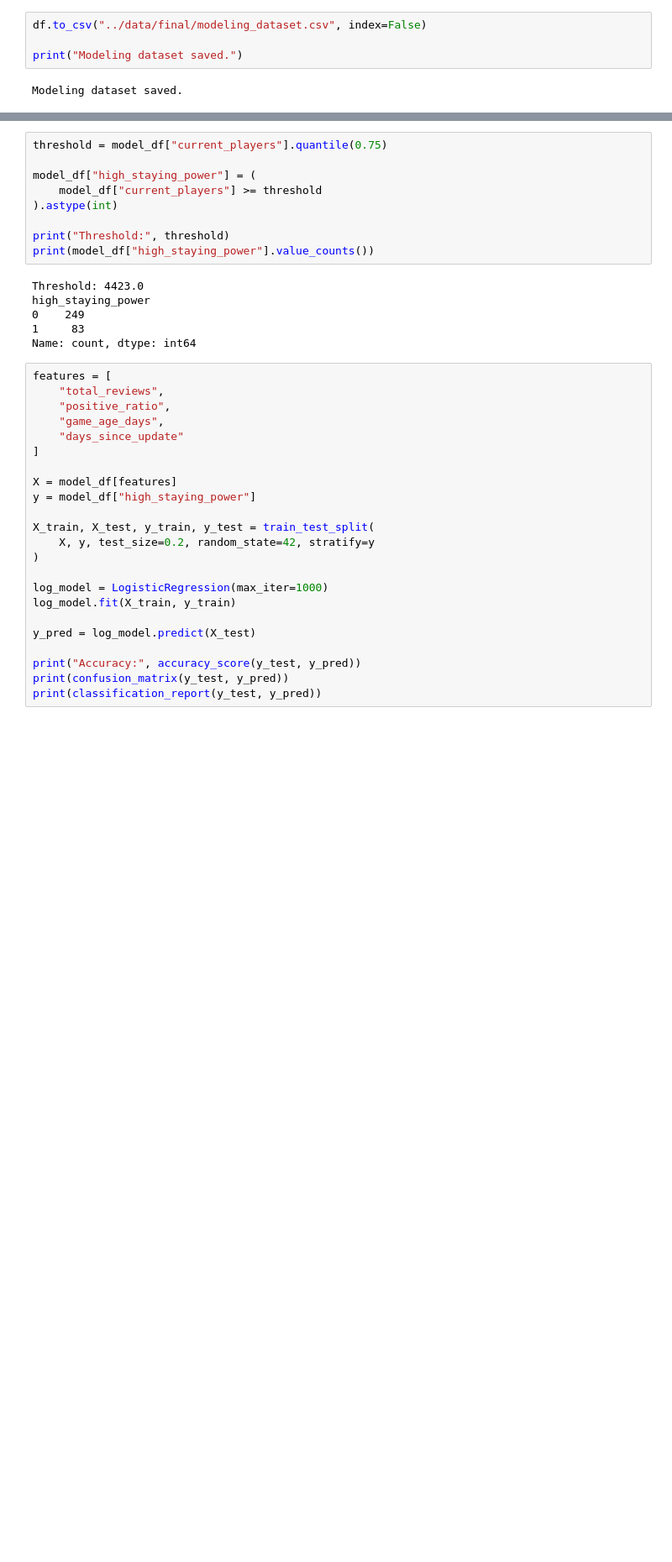
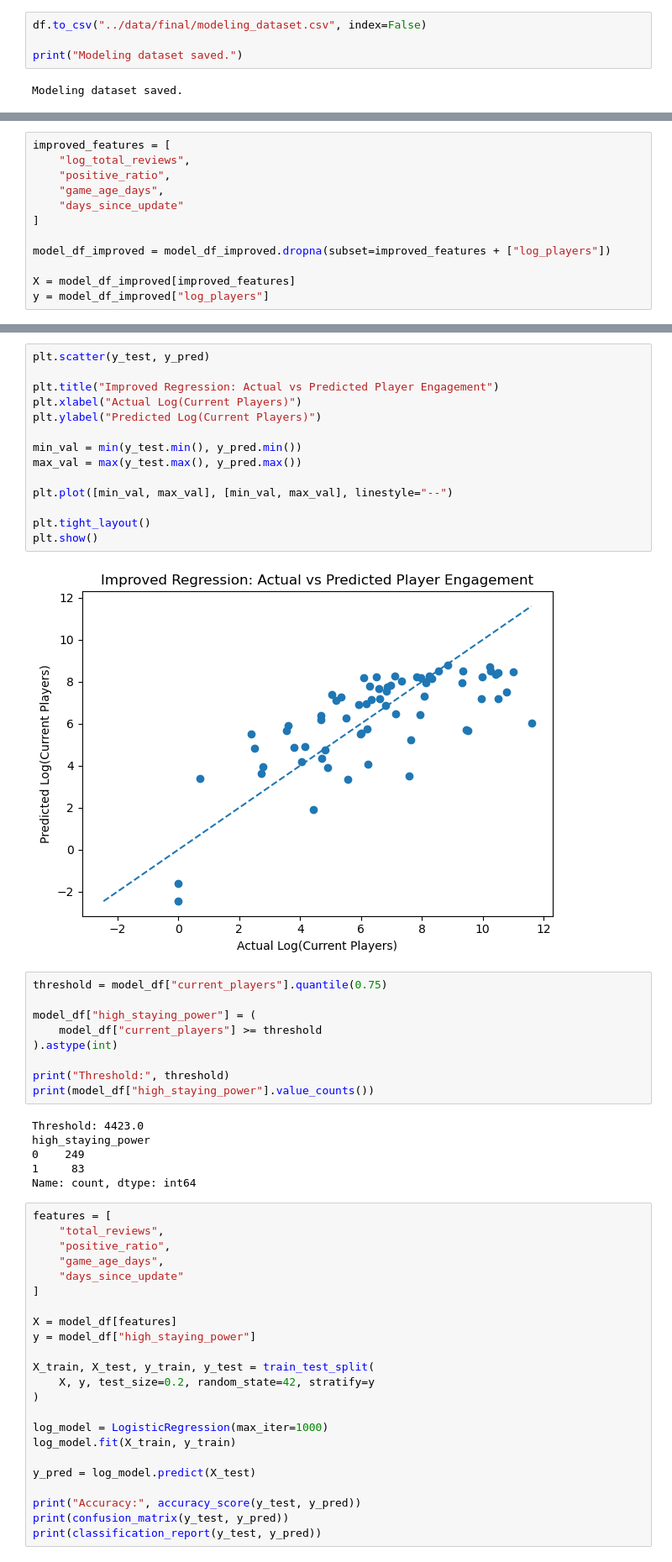
Before and after one commit to mmauricioj28/Video-Game-Staying-Power-Analysis, a Jupyter notebook: notebooks/06_model_predictions.ipynb, the cells around one changed output, grey strips where cells are left out. Shown at 84% size. Cells and saved outputs as stored; diff of their text form; blank space fills up the shorter version.

```diff
--- a/notebooks/06_model_predictions.ipynb
+++ b/notebooks/06_model_predictions.ipynb
@@ -116,0 +147,12 @@ coef_df.sort_values("coefficient", ascending=False)
+# %%
+improved_features = [
+    "log_total_reviews",
+    "positive_ratio",
+    "game_age_days",
+    "days_since_update"
+]
+
+model_df_improved = model_df_improved.dropna(subset=improved_features + ["log_players"])
+
+X = model_df_improved[improved_features]
+y = model_df_improved["log_players"]
@@ -117,3 +197,19 @@ coef_df.sort_values("coefficient", ascending=False)
+# %%
+plt.scatter(y_test, y_pred)
+
+plt.title("Improved Regression: Actual vs Predicted Player Engagement")
+plt.xlabel("Actual Log(Current Players)")
+plt.ylabel("Predicted Log(Current Players)")
+
+min_val = min(y_test.min(), y_pred.min())
+max_val = max(y_test.max(), y_pred.max())
+
+plt.plot([min_val, max_val], [min_val, max_val], linestyle="--")
+
+plt.tight_layout()
+plt.show()
+# %% [output]
+[figure, added]
 # %%
 threshold = model_df["current_players"].quantile(0.75)
 
```
Also changed, not shown: parts of 14 cells of this notebook, 5 other files.
